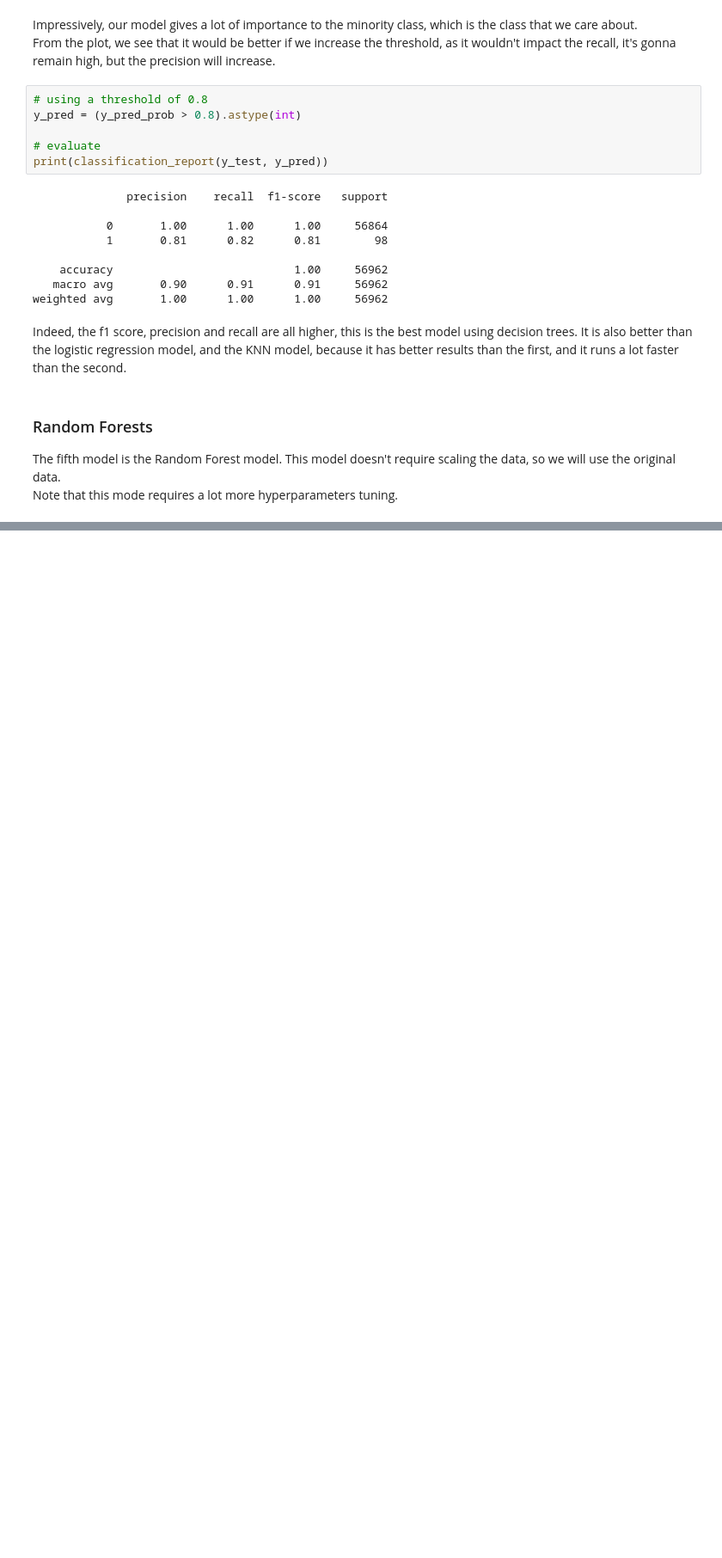
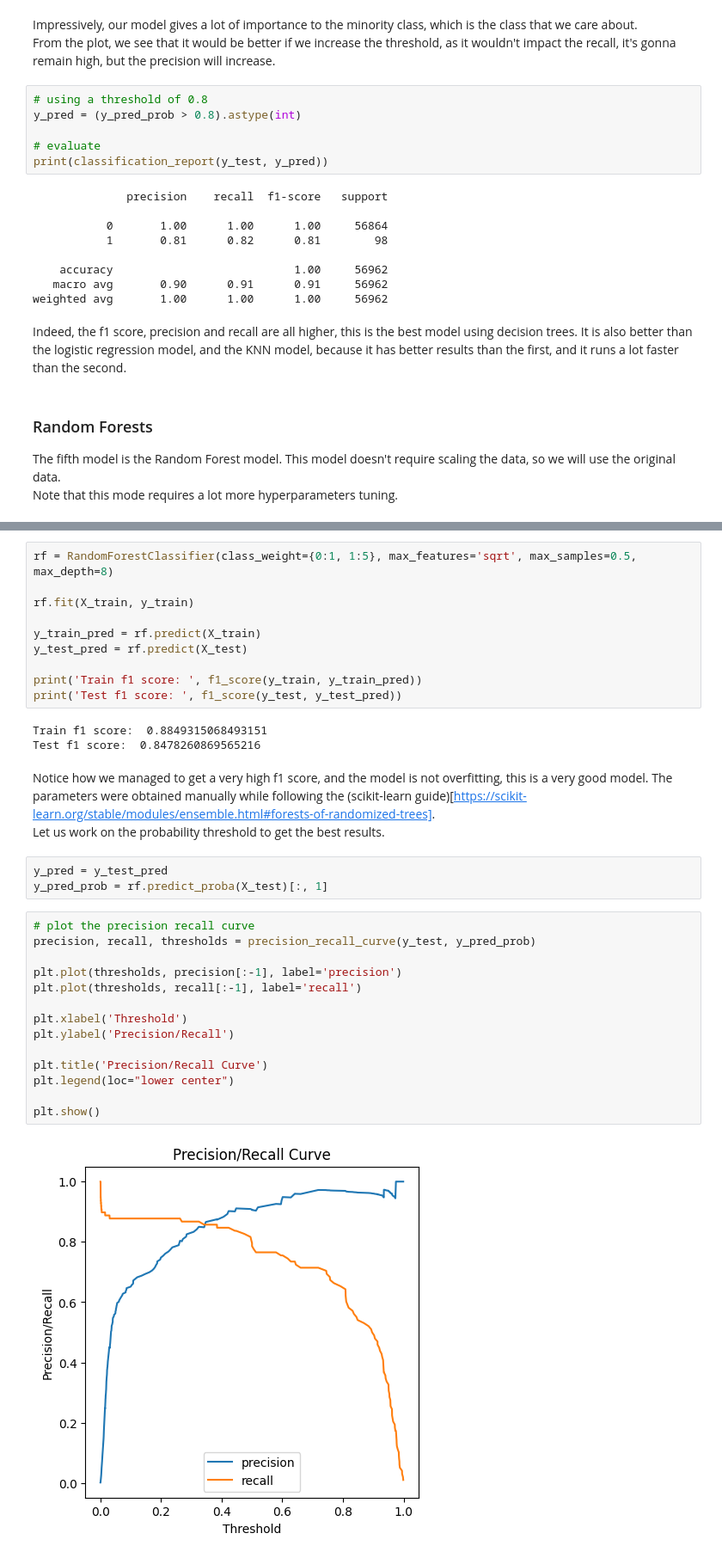
Before and after one commit to mnijadi/creditcard-fraud-detection, a Jupyter notebook: notebooks/2_modeling.ipynb, the cells around one changed output, grey strips where cells are left out. Shown at 86% size. Drawn from its saved outputs; the diff is of its cells as text; blank space fills up the shorter version.

Commit message:
Tune Random Forests model

```diff
--- a/notebooks/2_modeling.ipynb
+++ b/notebooks/2_modeling.ipynb
@@ -517,0 +535,35 @@ Test f1 score:  0.8666666666666666
+# %%
+rf = RandomForestClassifier(class_weight={0:1, 1:5}, max_features='sqrt', max_samples=0.5, max_depth=8)
+
+rf.fit(X_train, y_train)
+
+y_train_pred = rf.predict(X_train)
+y_test_pred = rf.predict(X_test)
+
+print('Train f1 score: ', f1_score(y_train, y_train_pred))
+print('Test f1 score: ', f1_score(y_test, y_test_pred))
+# %% [output]
+Train f1 score:  0.8849315068493151
+Test f1 score:  0.8478260869565216
+# %% [markdown]
+Notice how we managed to get a very high f1 score, and the model is not overfitting, this is a very good model. The parameters were obtained manually while following the (scikit-learn guide)[https://scikit-learn.org/stable/modules/ensemble.html#forests-of-randomized-trees].
+Let us work on the probability threshold to get the best results.
+# %%
+y_pred = y_test_pred
+y_pred_prob = rf.predict_proba(X_test)[:, 1]
+# %%
+# plot the precision recall curve
+precision, recall, thresholds = precision_recall_curve(y_test, y_pred_prob)
+
+plt.plot(thresholds, precision[:-1], label='precision')
+plt.plot(thresholds, recall[:-1], label='recall')
+
+plt.xlabel('Threshold')
+plt.ylabel('Precision/Recall')
+
+plt.title('Precision/Recall Curve')
+plt.legend(loc="lower center")
+
+plt.show()
+# %% [output]
+[figure, added]
```
Also changed, not shown: parts of 13 cells of this notebook.
